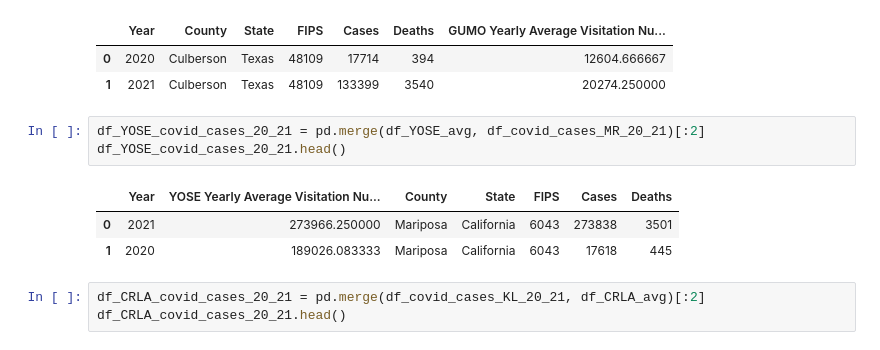
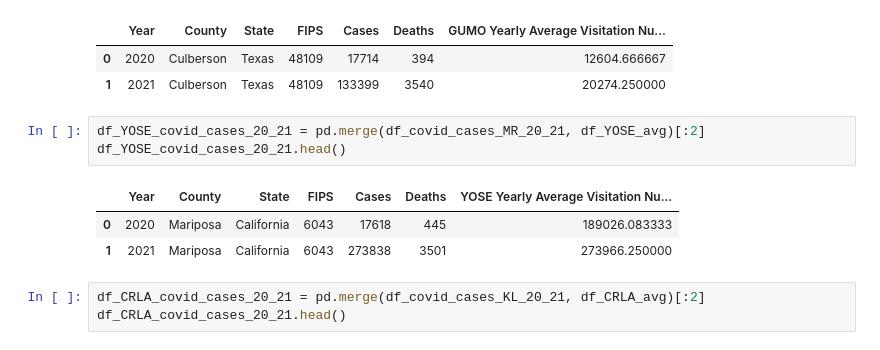
Before and after one commit to mqdhilla/COGS108_Repo, a Jupyter notebook: FinalProjectGroup043-Wi22.ipynb, the cells around one changed output. Cells and saved outputs as stored; diff of their text form.

```diff
--- a/FinalProjectGroup043-Wi22.ipynb
+++ b/FinalProjectGroup043-Wi22.ipynb
@@ -918,12 +922,12 @@ df_GUMO_covid_cases_20_21.head()
 | 0 | 2020 | Culberson | Texas | 48109 | 17714 | 394 | 12604.666667 |
 | 1 | 2021 | Culberson | Texas | 48109 | 133399 | 3540 | 20274.250000 |
 # %%
-df_YOSE_covid_cases_20_21 = pd.merge(df_YOSE_avg, df_covid_cases_MR_20_21)[:2]
+df_YOSE_covid_cases_20_21 = pd.merge(df_covid_cases_MR_20_21, df_YOSE_avg)[:2]
 df_YOSE_covid_cases_20_21.head()
 # %% [output]
-|  | Year | YOSE Yearly Average Visitation Nu... | County | State | FIPS | Cases | Deaths |
-| 0 | 2021 | 273966.250000 | Mariposa | California | 6043 | 273838 | 3501 |
-| 1 | 2020 | 189026.083333 | Mariposa | California | 6043 | 17618 | 445 |
+|  | Year | County | State | FIPS | Cases | Deaths | YOSE Yearly Average Visitation Nu... |
+| 0 | 2020 | Mariposa | California | 6043 | 17618 | 445 | 189026.083333 |
+| 1 | 2021 | Mariposa | California | 6043 | 273838 | 3501 | 273966.250000 |
 # %%
 df_CRLA_covid_cases_20_21 = pd.merge(df_covid_cases_KL_20_21, df_CRLA_avg)[:2]
 df_CRLA_covid_cases_20_21.head()
```
Also changed, not shown: parts of 22 cells of this notebook.
